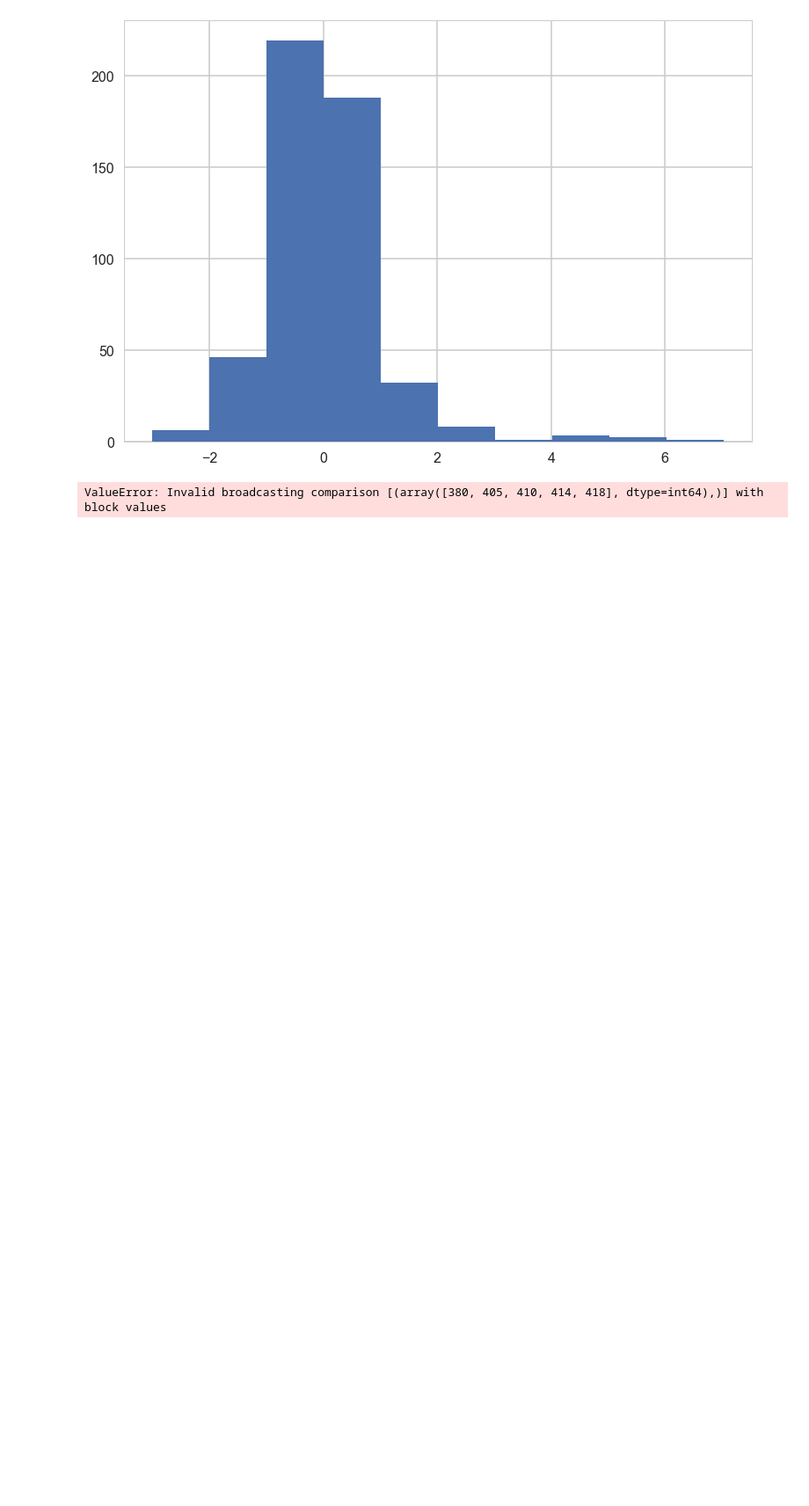
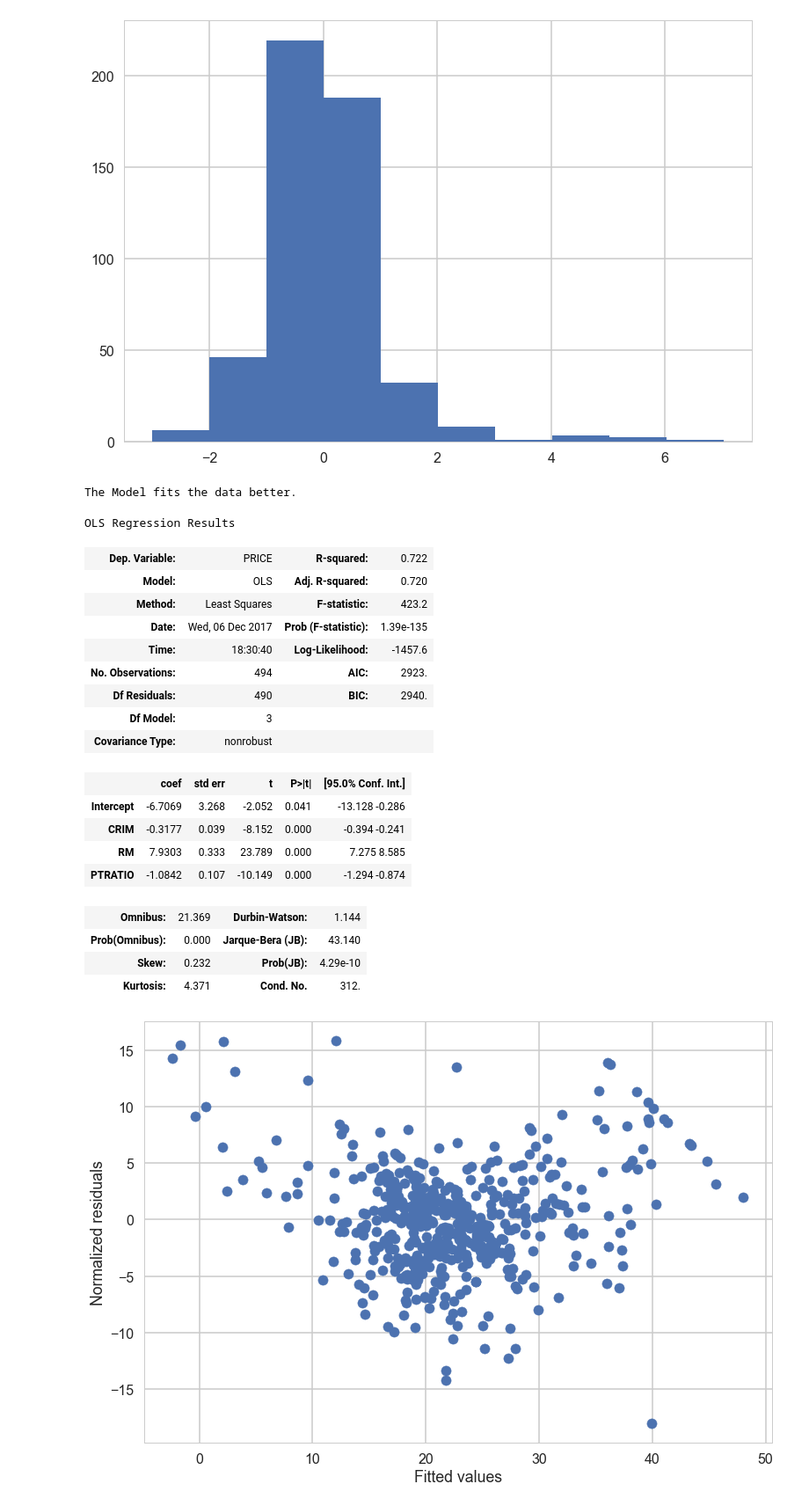
Before and after one commit to AlissaMezzacappa/MachineLearning, a Jupyter notebook: Mini_Project_Linear_Regression.ipynb, the cells around one changed output. Shown at 88% size. Saved outputs shown, nothing was run; the diff lists cells and outputs as text; code cells hidden in the pictures; blank space fills up the shorter version.

```diff
--- a/Mini_Project_Linear_Regression.ipynb
+++ b/Mini_Project_Linear_Regression.ipynb
@@ -825,11 +927,32 @@ remove = np.concatenate([high_leverage_points[0], high_studentized_resid[0]])
 # %% [output]
 [figure]
 # %%
-no_outliers =sm.ols(formula='PRICE ~ CRIM+RM+PTRATIO', data=bos[(bos!=high_leverage_points) |(bos!=high_studentized_resid)]).fit()
-print no_outliers.summary()
+newbos=bos.drop(remove)
+no_outliers =sm.ols(formula='PRICE ~ CRIM+RM+PTRATIO', data=newbos).fit()
 plt.scatter(no_outliers.fittedvalues, no_outliers.resid)
 plt.xlabel('Fitted values')
 plt.ylabel('Normalized residuals')
 print('The Model fits the data better. ')
+no_outliers.summary()
 # %% [output]
-ValueError: Invalid broadcasting comparison [(array([380, 405, 410, 414, 418], dtype=int64),)] with block values
+The Model fits the data better.
+OLS Regression Results
+| Dep. Variable: | PRICE | R-squared: | 0.722 |
+| Model: | OLS | Adj. R-squared: | 0.720 |
+| Method: | Least Squares | F-statistic: | 423.2 |
+| Date: | Wed, 06 Dec 2017 | Prob (F-statistic): | 1.39e-135 |
+| Time: | 18:30:40 | Log-Likelihood: | -1457.6 |
+| No. Observations: | 494 | AIC: | 2923. |
+| Df Residuals: | 490 | BIC: | 2940. |
+| Df Model: | 3 |  |  |
+| Covariance Type: | nonrobust |  |  |
+|  | coef | std err | t | P>|t| | [95.0% Conf. Int.] |
+| Intercept | -6.7069 | 3.268 | -2.052 | 0.041 | -13.128 -0.286 |
+| CRIM | -0.3177 | 0.039 | -8.152 | 0.000 | -0.394 -0.241 |
+| RM | 7.9303 | 0.333 | 23.789 | 0.000 | 7.275 8.585 |
+| PTRATIO | -1.0842 | 0.107 | -10.149 | 0.000 | -1.294 -0.874 |
+| Omnibus: | 21.369 | Durbin-Watson: | 1.144 |
+| Prob(Omnibus): | 0.000 | Jarque-Bera (JB): | 43.140 |
+| Skew: | 0.232 | Prob(JB): | 4.29e-10 |
+| Kurtosis: | 4.371 | Cond. No. | 312. |
+[figure, added]
```
Also changed, not shown: parts of 28 cells of this notebook.
